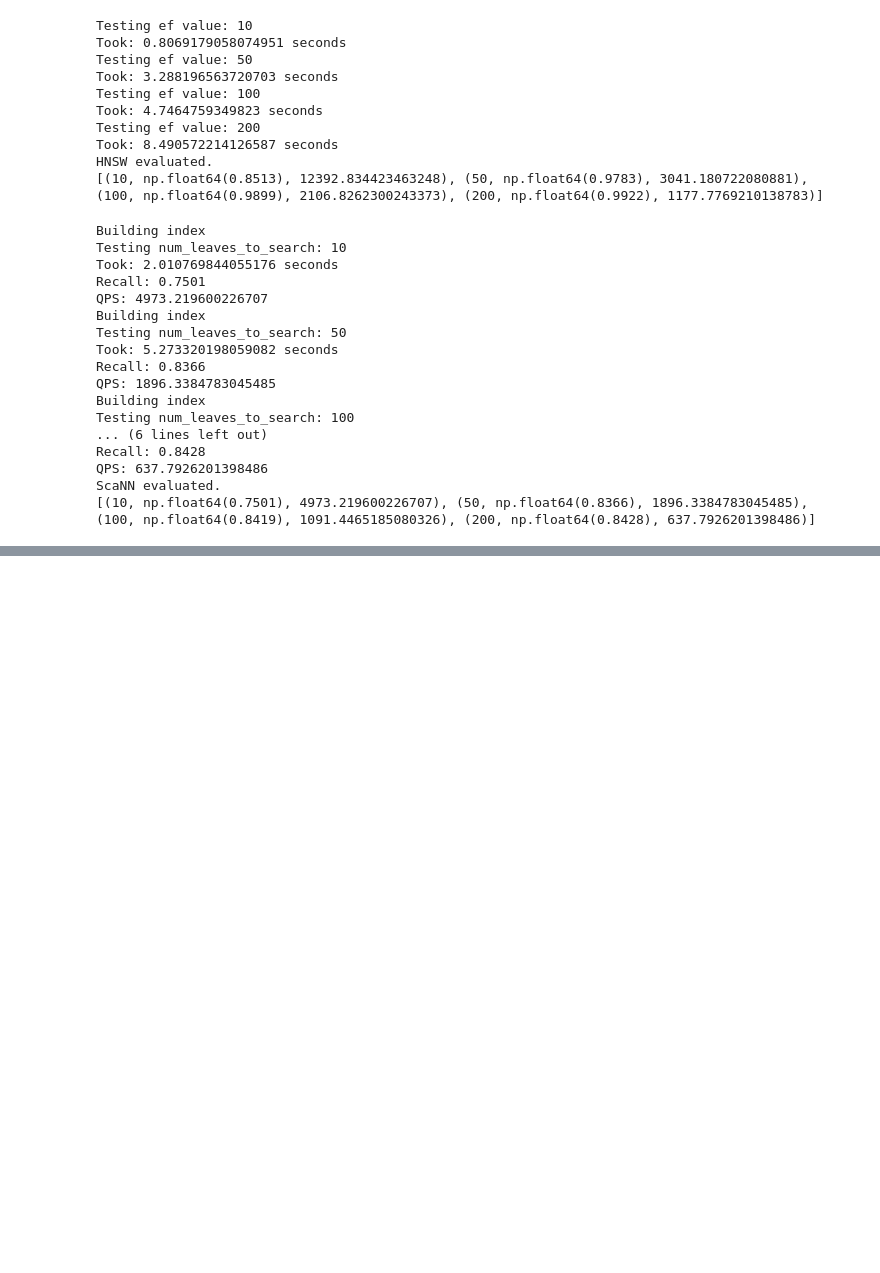
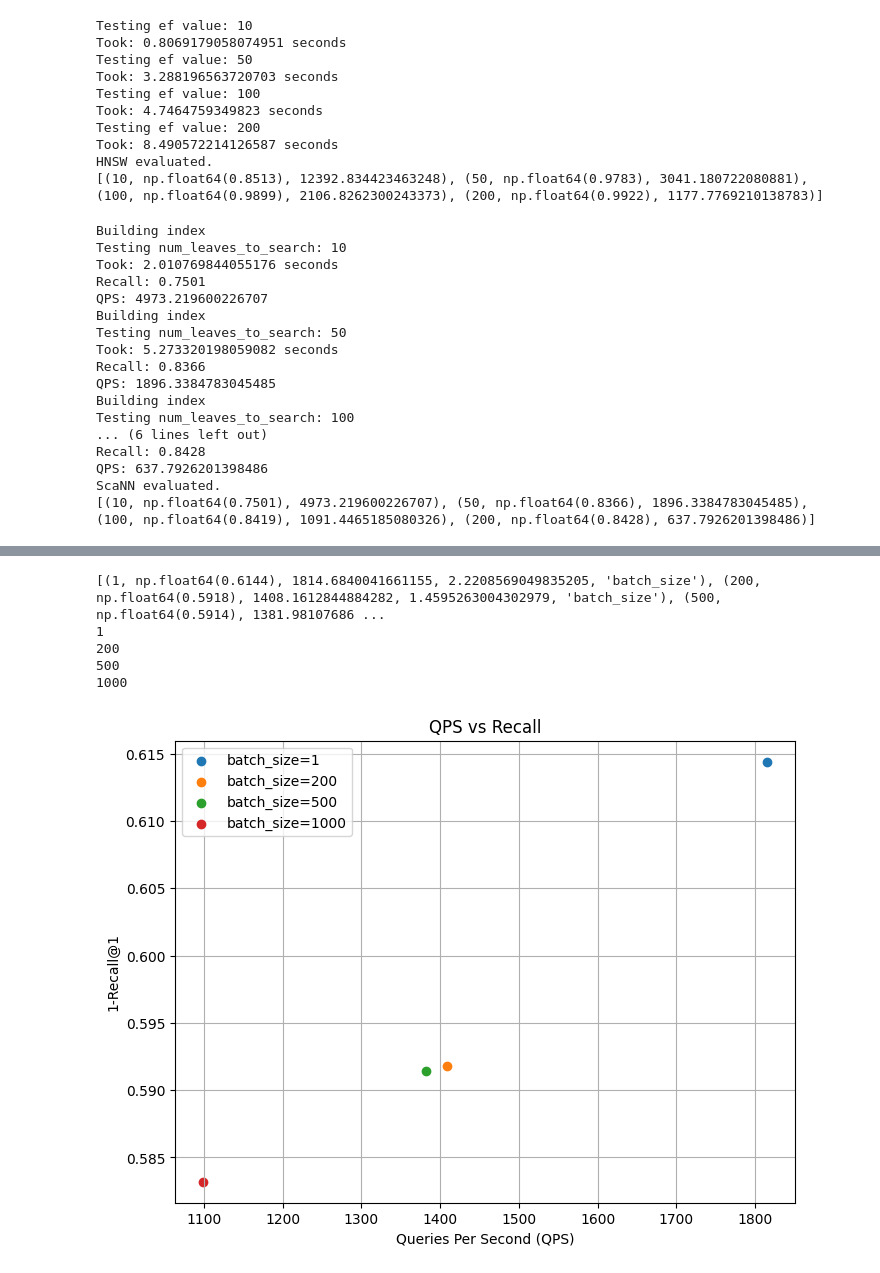
Before and after one commit to adamMcneil/data-management-project, a Jupyter notebook: 598_mp4.ipynb, the cells around one changed output, grey strips where cells are left out. Cells and saved outputs as stored; diff of their text form; code cells hidden in the pictures; blank space fills up the shorter version.

```diff
--- a/598_mp4.ipynb
+++ b/598_mp4.ipynb
@@ -154,16 +163,17 @@ def eval_fiass(train_data, test_queries, ground_truth, batches=[1, 2, 5, 10]):
     return results
 # %%
-def plot_results(hnsw_results, lsh_results):
+def plot_results(results):
     plt.figure(figsize=(8, 6))
 
-    for ef, recall, qps in hnsw_results:
-        plt.scatter(qps, recall, label=f'HNSW ef={ef}', marker='o')
-    for nbits, recall, qps in lsh_results:
-        plt.scatter(qps, recall, label=f'LSH nbits={nbits}', marker='x')
+    for result in results:
+        print(result)
+        for metric, recall, qps, build_time, label in result:
+            print(metric)
+            plt.scatter(qps, recall, label=f'{label}={metric}', marker='o')
 
     plt.xlabel("Queries Per Second (QPS)")
     plt.ylabel("1-Recall@1")
-    plt.title("HNSW vs LSH: QPS vs Recall")
+    plt.title("QPS vs Recall")
     plt.legend()
     plt.grid()
     plt.show()
@@ -248,0 +265,9 @@ plot_results(hnsw_results, scann_results)
+# %%
+plot_results([fiass_results])
+# %% [output]
+[(1, np.float64(0.6144), 1814.6840041661155, 2.2208569049835205, 'batch_size'), (200, np.float64(0.5918), 1408.1612844884282, 1.4595263004302979, 'batch_size'), (500, np.float64(0.5914), 1381.98107686 ...
+1
+200
+500
+1000
+[figure, added]
```
Also changed, not shown: parts of 7 cells of this notebook.
